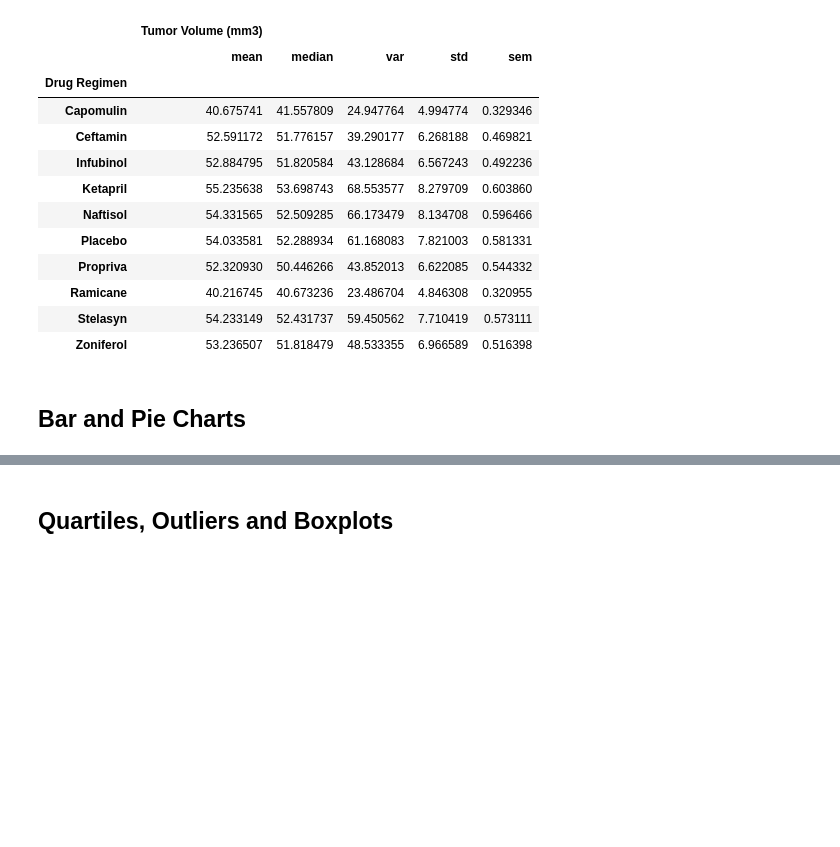
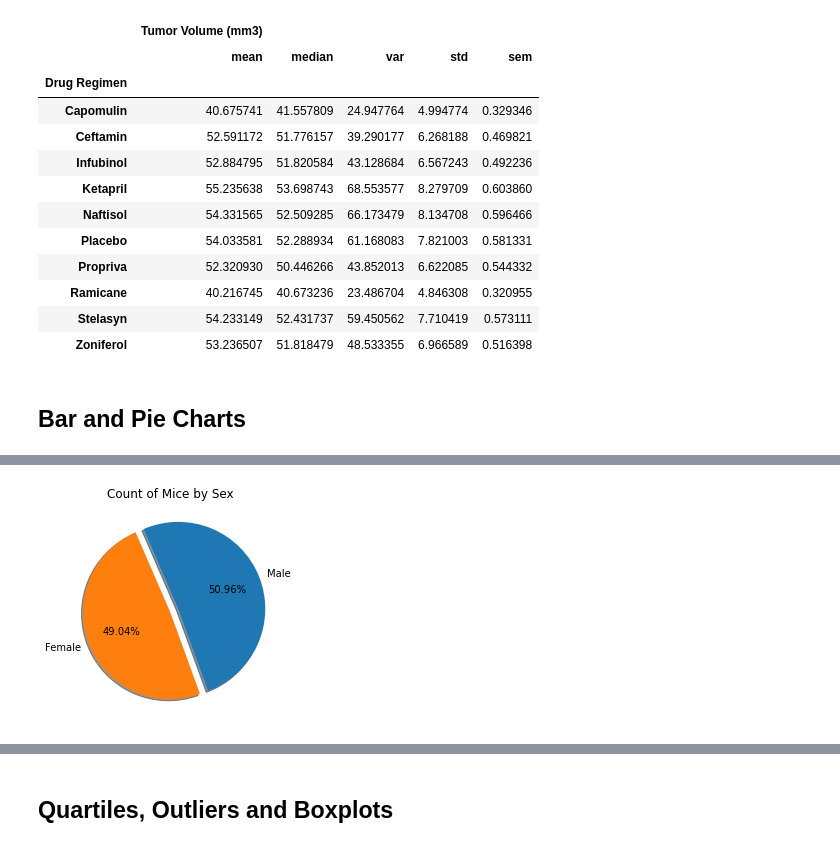
Before and after one commit to CCom20/matplot-challenge, a Jupyter notebook: pymaceuticals_analysis.ipynb, the cells around one changed output, grey strips where cells are left out. Drawn from its saved outputs; the diff is of its cells as text; code cells hidden in the pictures; blank space fills up the shorter version.

```diff
--- a/pymaceuticals_analysis.ipynb
+++ b/pymaceuticals_analysis.ipynb
@@ -191,9 +202,17 @@ plt.tight_layout()
 # %%
-# Generate a pie plot showing the distribution of female versus male mice using pandas
-mice = combined_study_df_cleaned.groupby("Sex")["Mouse ID"].count()
+# Pandas Pie
+
+# Get the total count of mice by sex
+mice = combined_study_df_cleaned["Sex"].value_counts()
+
+# Set the "explode" size for the values
 explode = [0.1, 0]
-mice.plot(kind="pie", explode=explode, autopct="%5.2f%%", shadow=True)
-plt.title("Count of Mice by Gender")
+
+#Generate the pie chart
+mice.plot(kind="pie", explode=explode, autopct="%5.2f%%", shadow=True, startangle=290, title="Count of Mice by Sex", label="")
+
+# Display
 plt.show()
-plt.tight_layout()
+# %% [output]
+[figure, added]
 # %%
```
Also changed, not shown: parts of 3 cells of this notebook.
